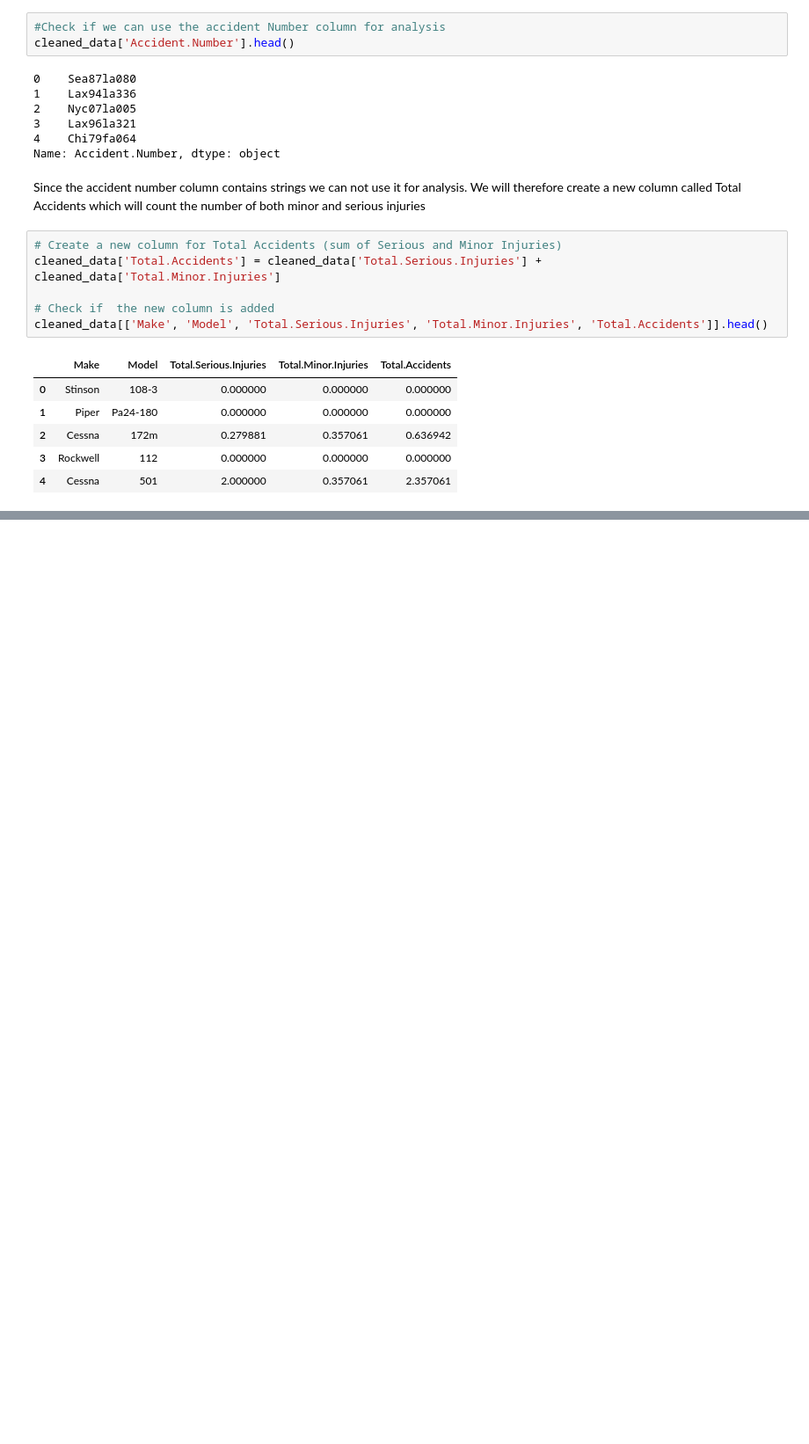
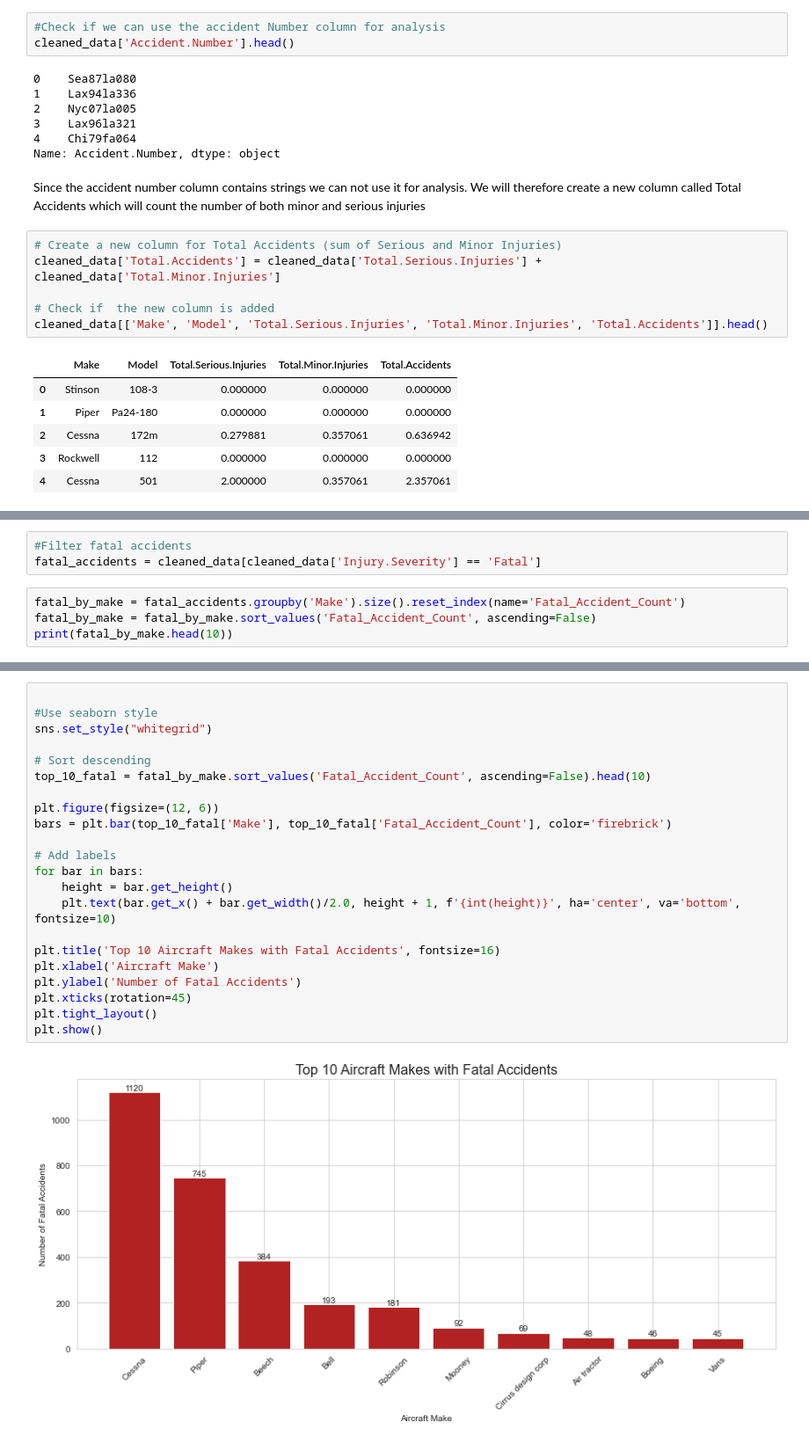
Before and after one commit to DebbieMOmondi/-Aviation-Risk-Analysis, a Jupyter notebook: Risk_Analysis.ipynb, the cells around one changed output, grey strips where cells are left out. Shown: that part at 88% size. Cells and saved outputs as stored; diff of their text form; blank space fills up the shorter version.

```diff
--- a/Risk_Analysis.ipynb
+++ b/Risk_Analysis.ipynb
@@ -363,0 +398,7 @@ accidents_per_model.head(10)
+# %%
+#Filter fatal accidents
+fatal_accidents = cleaned_data[cleaned_data['Injury.Severity'] == 'Fatal']
+# %%
+fatal_by_make = fatal_accidents.groupby('Make').size().reset_index(name='Fatal_Accident_Count')
+fatal_by_make = fatal_by_make.sort_values('Fatal_Accident_Count', ascending=False)
+print(fatal_by_make.head(10))
@@ -363,0 +417,24 @@ accidents_per_model.head(10)
+# %%
+
+#Use seaborn style
+sns.set_style("whitegrid")
+
+# Sort descending
+top_10_fatal = fatal_by_make.sort_values('Fatal_Accident_Count', ascending=False).head(10)
+
+plt.figure(figsize=(12, 6))
+bars = plt.bar(top_10_fatal['Make'], top_10_fatal['Fatal_Accident_Count'], color='firebrick')
+
+# Add labels
+for bar in bars:
+    height = bar.get_height()
+    plt.text(bar.get_x() + bar.get_width()/2.0, height + 1, f'{int(height)}', ha='center', va='bottom', fontsize=10)
+
+plt.title('Top 10 Aircraft Makes with Fatal Accidents', fontsize=16)
+plt.xlabel('Aircraft Make')
+plt.ylabel('Number of Fatal Accidents')
+plt.xticks(rotation=45)
+plt.tight_layout()
+plt.show()
+# %% [output]
+[figure, added]
```
Also changed, not shown: parts of 25 cells of this notebook, 1 other file.
